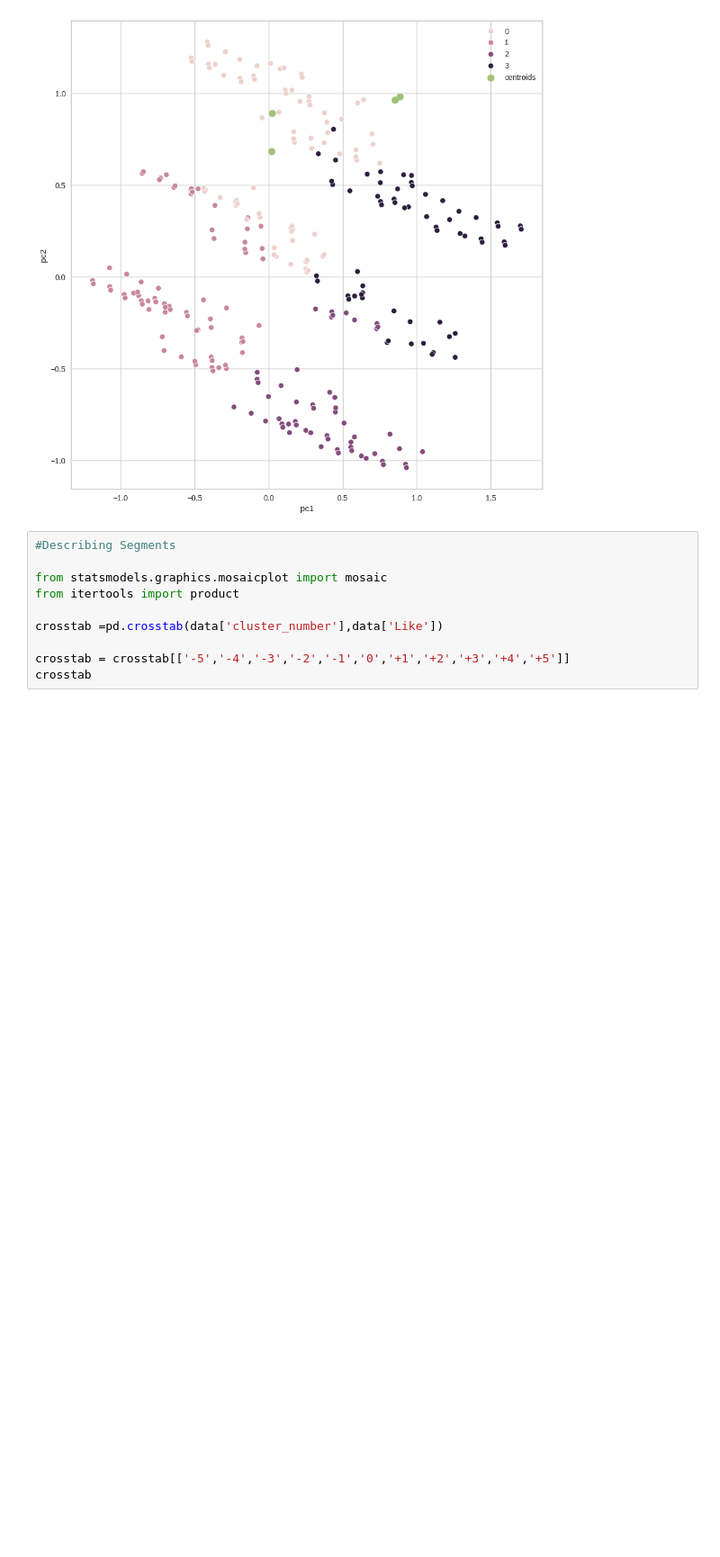
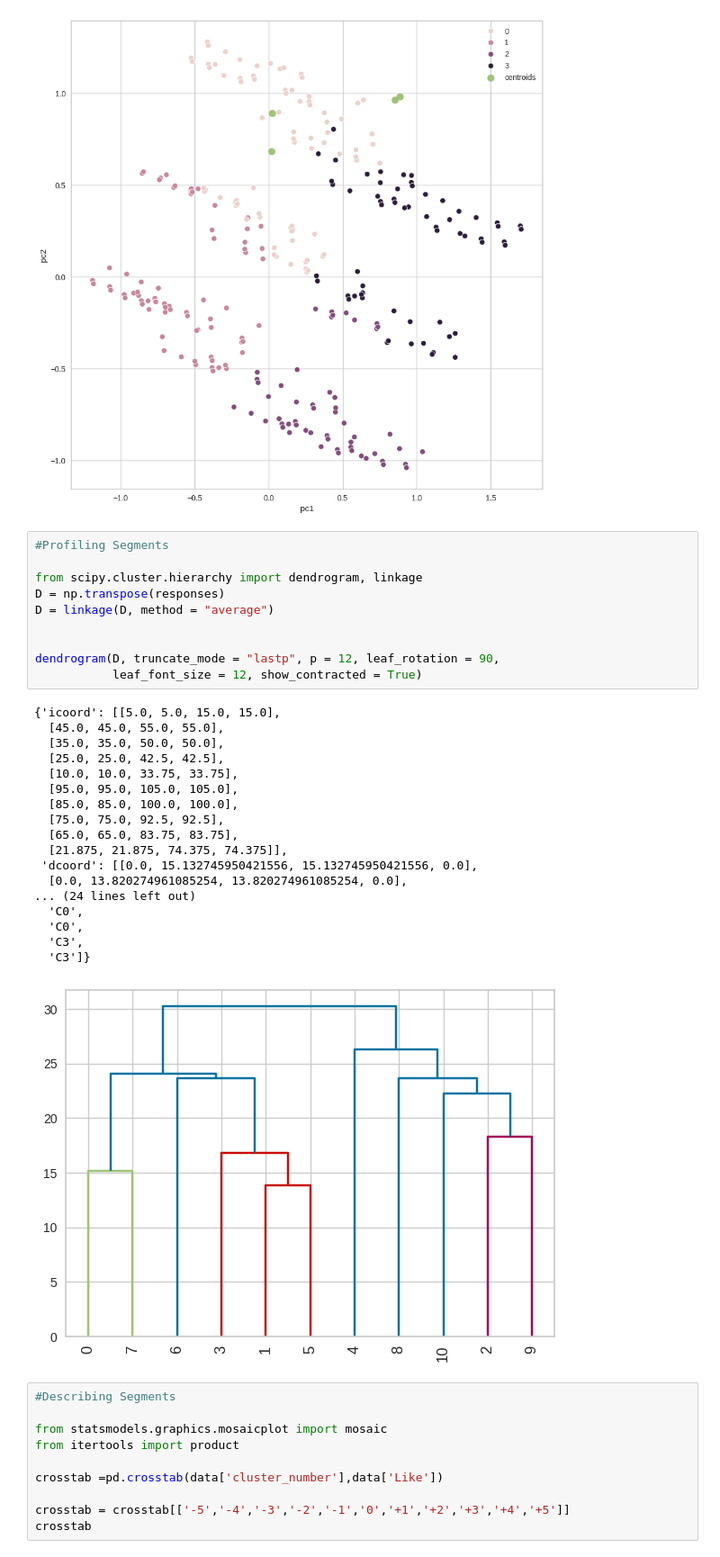
Before and after one commit to anvitaS1/MarketSegmentation, a Jupyter notebook: McDonalds_case_study_Anvita.ipynb, the cells around one changed output. Shown at 90% size. Saved outputs shown, nothing was run; the diff lists cells and outputs as text; blank space fills up the shorter version.

```diff
--- a/McDonalds_case_study_Anvita.ipynb
+++ b/McDonalds_case_study_Anvita.ipynb
@@ -240,6 +242,35 @@ plt.legend()
 plt.show()
 # %% [output]
 [figure]
+# %%
+#Profiling Segments
+
+from scipy.cluster.hierarchy import dendrogram, linkage
+D = np.transpose(responses)
+D = linkage(D, method = "average")
+
+
+dendrogram(D, truncate_mode = "lastp", p = 12, leaf_rotation = 90,
+           leaf_font_size = 12, show_contracted = True)
+# %% [output]
+{'icoord': [[5.0, 5.0, 15.0, 15.0],
+  [45.0, 45.0, 55.0, 55.0],
+  [35.0, 35.0, 50.0, 50.0],
+  [25.0, 25.0, 42.5, 42.5],
+  [10.0, 10.0, 33.75, 33.75],
+  [95.0, 95.0, 105.0, 105.0],
+  [85.0, 85.0, 100.0, 100.0],
+  [75.0, 75.0, 92.5, 92.5],
+  [65.0, 65.0, 83.75, 83.75],
+  [21.875, 21.875, 74.375, 74.375]],
+ 'dcoord': [[0.0, 15.132745950421556, 15.132745950421556, 0.0],
+  [0.0, 13.820274961085254, 13.820274961085254, 0.0],
+... (24 lines left out)
+  'C0',
+  'C0',
+  'C3',
+  'C3']}
+[figure, added]
 # %%
 #Describing Segments
 
```
Also changed, not shown: parts of 1 cell of this notebook.
